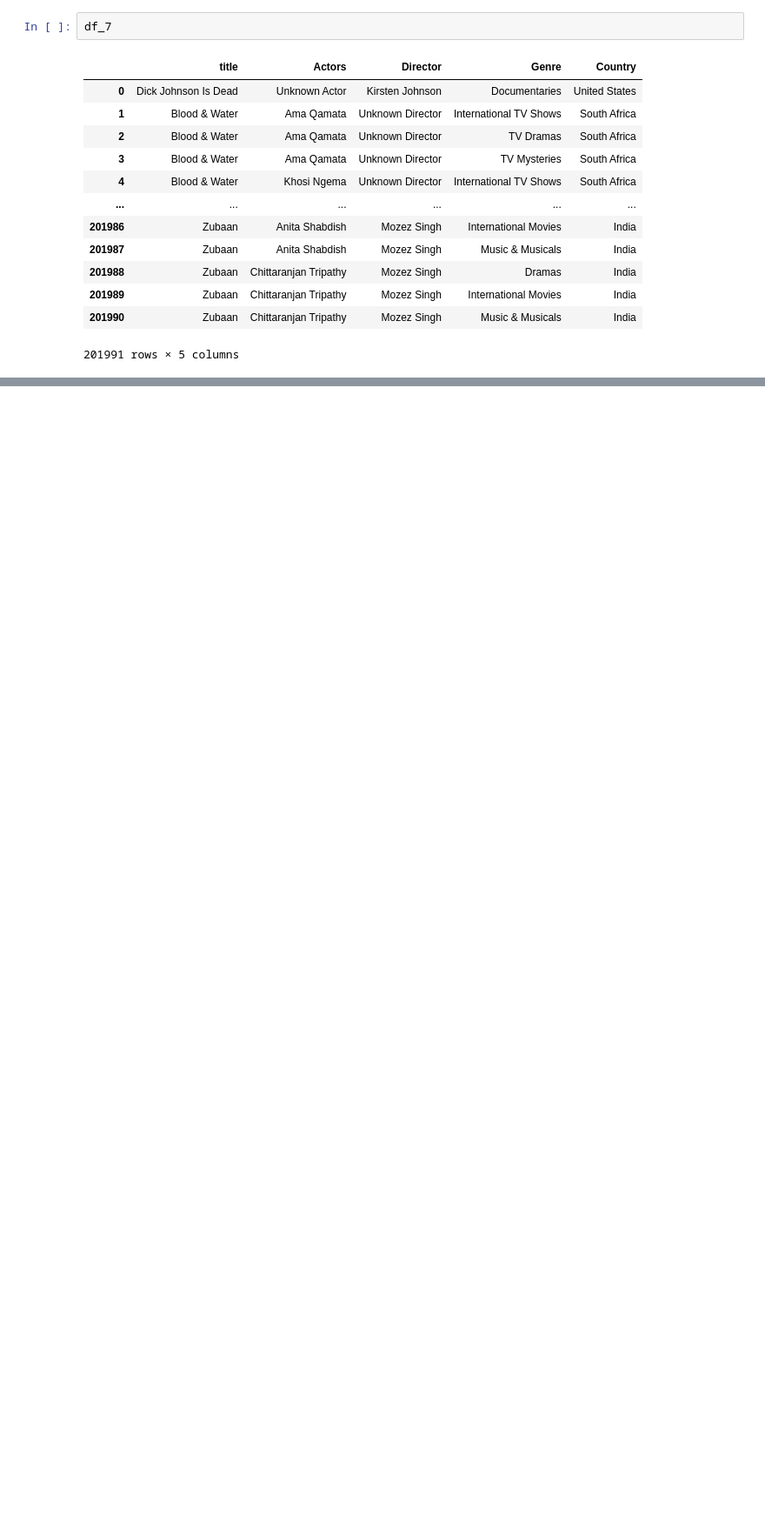
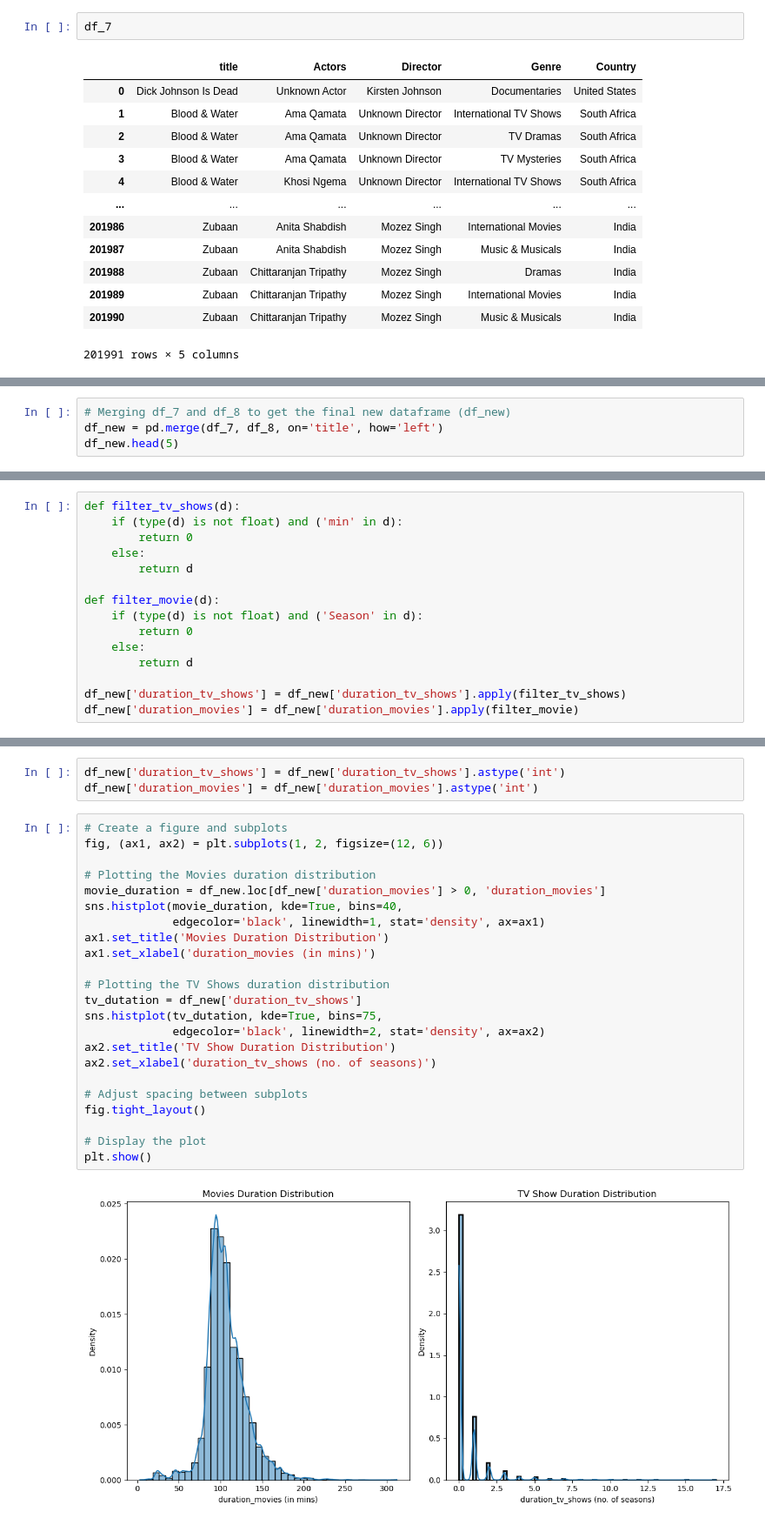
Before and after one commit to debnsuma/dsa, a Jupyter notebook: DSML/case_study/02_Data_Viz_Netflix/Netflix_project.ipynb, the cells around one changed output, grey strips where cells are left out. Shown at 87% size. Saved outputs shown, nothing was run; the diff lists cells and outputs as text; blank space fills up the shorter version.

```diff
--- a/DSML/case_study/02_Data_Viz_Netflix/Netflix_project.ipynb
+++ b/DSML/case_study/02_Data_Viz_Netflix/Netflix_project.ipynb
@@ -249,0 +431,4 @@ df_7
+# %%
+# Merging df_7 and df_8 to get the final new dataframe (df_new)
+df_new = pd.merge(df_7, df_8, on='title', how='left')
+df_new.head(5)
@@ -249,0 +617,15 @@ df_7
+# %%
+def filter_tv_shows(d):
+    if (type(d) is not float) and ('min' in d):
+        return 0
+    else:
+        return d
+
+def filter_movie(d):
+    if (type(d) is not float) and ('Season' in d):
+        return 0
+    else:
+        return d
+
+df_new['duration_tv_shows'] = df_new['duration_tv_shows'].apply(filter_tv_shows)
+df_new['duration_movies'] = df_new['duration_movies'].apply(filter_movie)
@@ -249,0 +646,28 @@ df_7
+# %%
+df_new['duration_tv_shows'] = df_new['duration_tv_shows'].astype('int')
+df_new['duration_movies'] = df_new['duration_movies'].astype('int')
+# %%
+# Create a figure and subplots
+fig, (ax1, ax2) = plt.subplots(1, 2, figsize=(12, 6))
+
+# Plotting the Movies duration distribution
+movie_duration = df_new.loc[df_new['duration_movies'] > 0, 'duration_movies']
+sns.histplot(movie_duration, kde=True, bins=40,
+             edgecolor='black', linewidth=1, stat='density', ax=ax1)
+ax1.set_title('Movies Duration Distribution')
+ax1.set_xlabel('duration_movies (in mins)')
+
+# Plotting the TV Shows duration distribution
+tv_dutation = df_new['duration_tv_shows']
+sns.histplot(tv_dutation, kde=True, bins=75,
+             edgecolor='black', linewidth=2, stat='density', ax=ax2)
+ax2.set_title('TV Show Duration Distribution')
+ax2.set_xlabel('duration_tv_shows (no. of seasons)')
+
+# Adjust spacing between subplots
+fig.tight_layout()
+
+# Display the plot
+plt.show()
+# %% [output]
+[figure, added]
```
Also changed, not shown: parts of 153 cells of this notebook, 1 other file.
